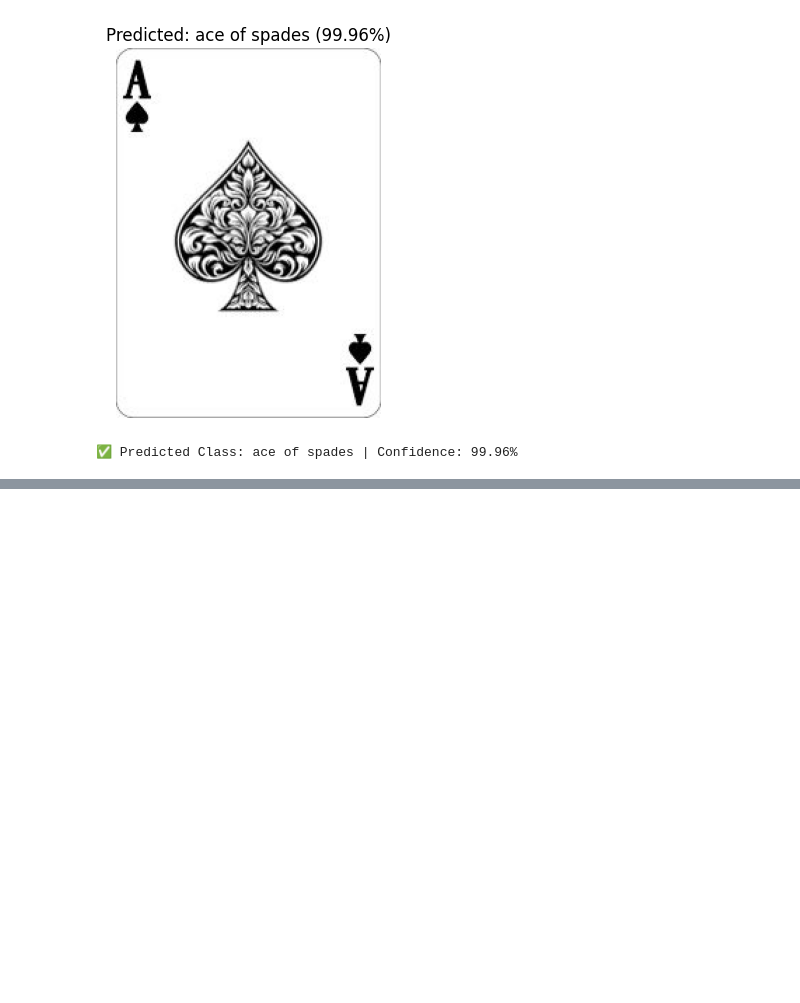
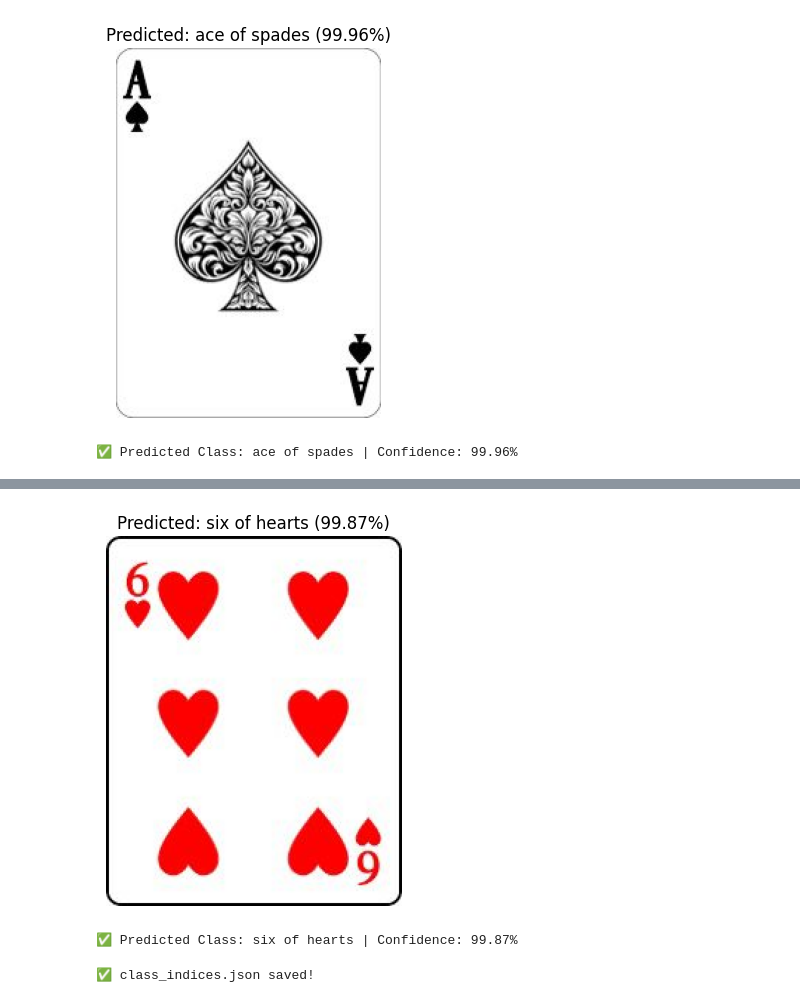
Before and after one commit to DevBatra05/DeepLearningLab, a Jupyter notebook: Lab_4.ipynb, the cells around one changed output, grey strips where cells are left out. Saved outputs shown, nothing was run; the diff lists cells and outputs as text; code cells hidden in the pictures; blank space fills up the shorter version.

```diff
--- a/Lab_4.ipynb
+++ b/Lab_4.ipynb
@@ -411,0 +445,26 @@ print(f"✅ Predicted Class: {class_label} | Confidence: {confidence:.2f}%")
+# %%
+from tensorflow.keras.preprocessing import image
+import numpy as np
+import matplotlib.pyplot as plt
+
+# Path to your test image
+img_path = "photo1.jpg"   # replace with uploaded image name
+
+# Preprocess
+img = image.load_img(img_path, target_size=(224,224))
+img_array = image.img_to_array(img)
+img_array = np.expand_dims(img_array, axis=0) / 255.0
+
+# Predict with reloaded model
+pred = loaded_model.predict(img_array)
+class_idx = np.argmax(pred)
+confidence = np.max(pred) * 100
+class_label = list(train_generator.class_indices.keys())[class_idx]
+
+plt.imshow(image.load_img(img_path))
+plt.title(f"Predicted: {class_label} ({confidence:.2f}%)")
+plt.axis("off")
+plt.show()
+
+print(f"✅ Predicted Class: {class_label} | Confidence: {confidence:.2f}%")
+# %% [output]
@@ -411,0 +472,12 @@ print(f"✅ Predicted Class: {class_label} | Confidence: {confidence:.2f}%")
+[figure, added]
+✅ Predicted Class: six of hearts | Confidence: 99.87%
+# %%
+import json
+
+# Save class indices mapping
+with open("/content/drive/MyDrive/class_indices.json", "w") as f:
+    json.dump(train_generator.class_indices, f)
+
+print("✅ class_indices.json saved!")
+# %% [output]
+✅ class_indices.json saved!
```
Also changed, not shown: parts of 2 cells of this notebook.
